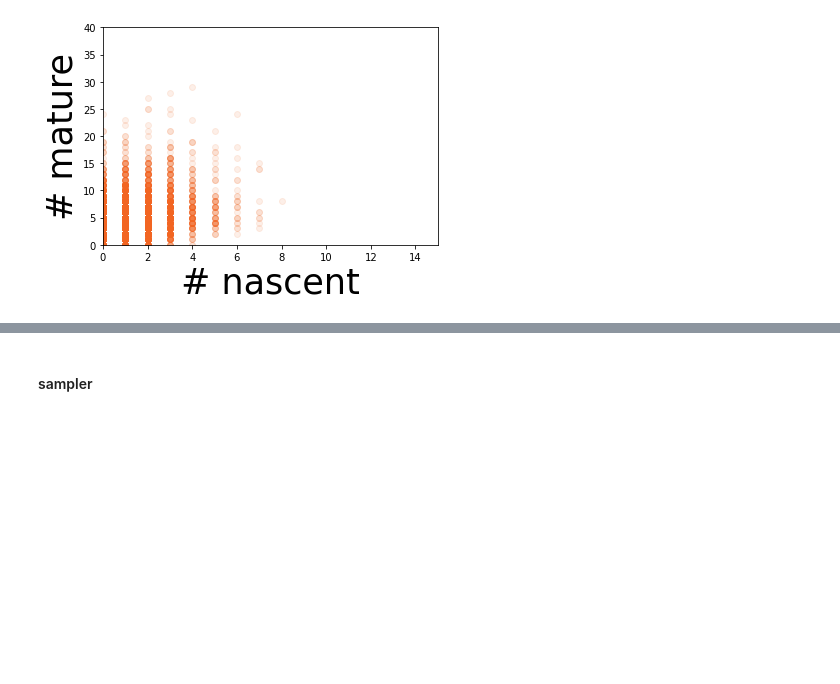
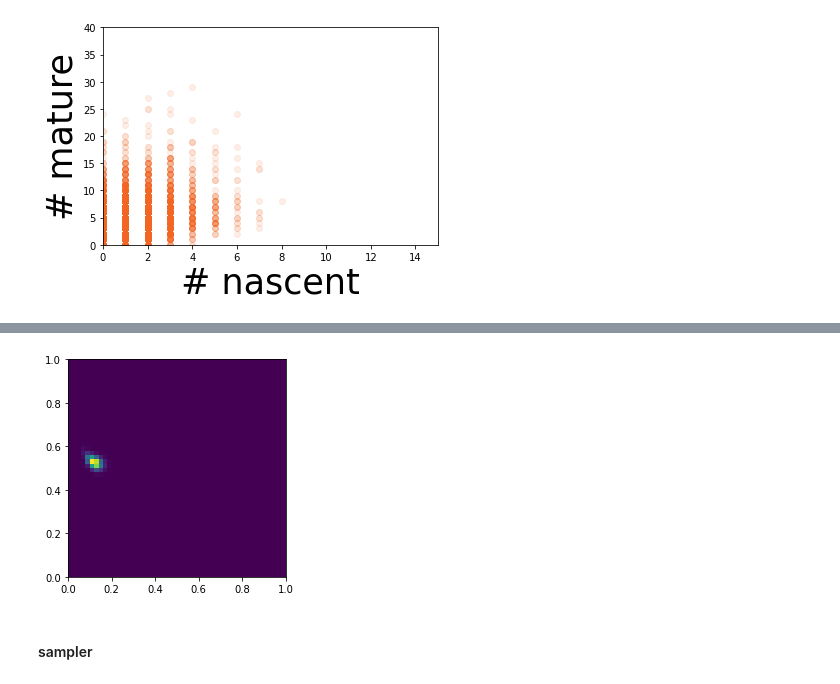
Before and after one commit to pachterlab/GVFP_2021, a Jupyter notebook: loom_analysis.ipynb, the cells around one changed output, grey strips where cells are left out. Drawn from its saved outputs; the diff is of its cells as text; code cells hidden in the pictures; blank space fills up the shorter version.

```diff
--- a/loom_analysis.ipynb
+++ b/loom_analysis.ipynb
@@ -876,3 +938,9 @@ log10_BF, lml_CIR, lml_GOU, lml_Poi, lml_NB
+# %%
+d=np.max(logL_CIR)
+llh_CIR = np.power(10,logL_CIR-d)
+plt.imshow(np.transpose(llh_CIR), extent=(0,1,0,1), origin='lower',);
+# %% [output]
+[figure, added]
 # %% [markdown]
 #### sampler
 # %%
```
Also changed, not shown: parts of 27 cells of this notebook.
